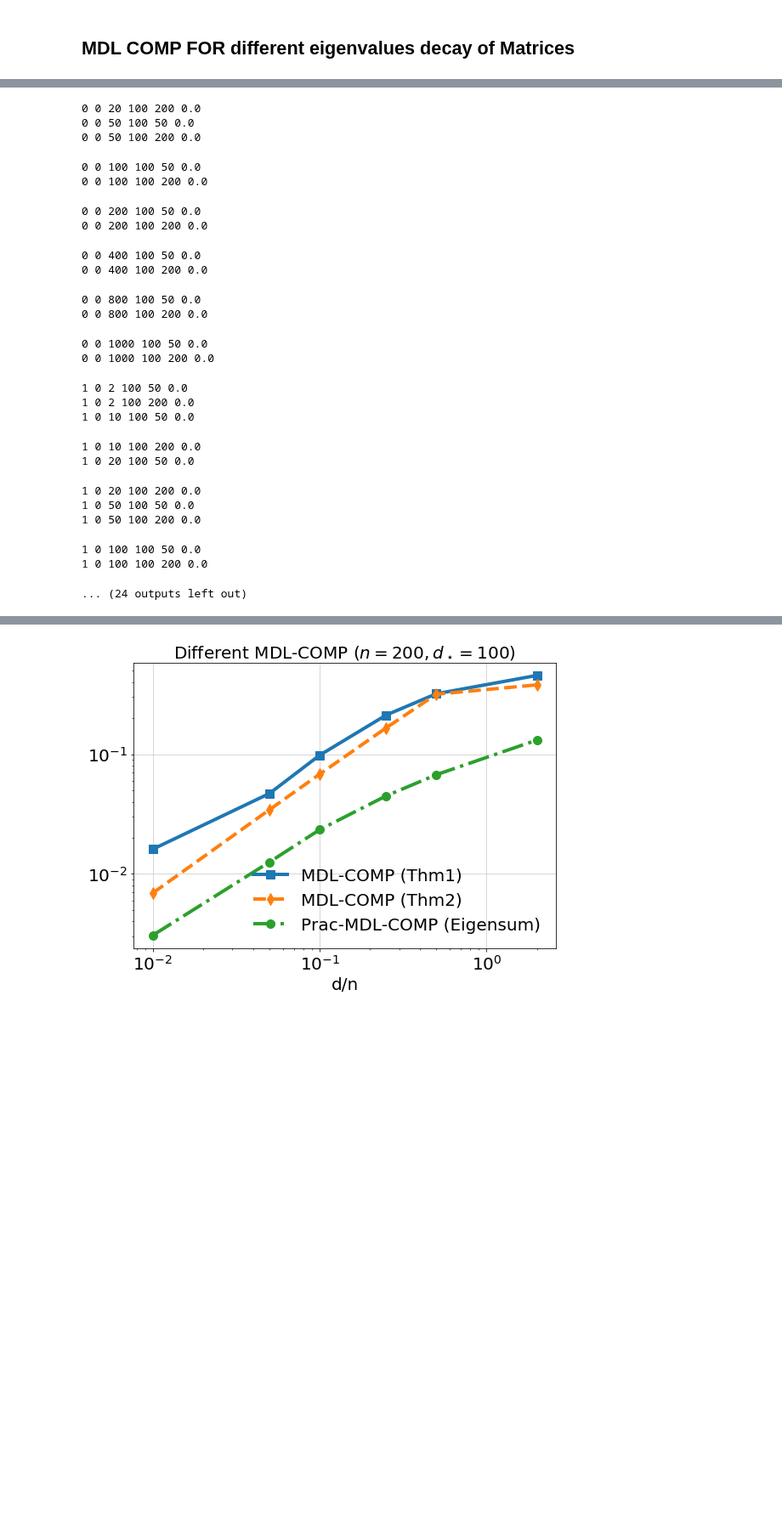
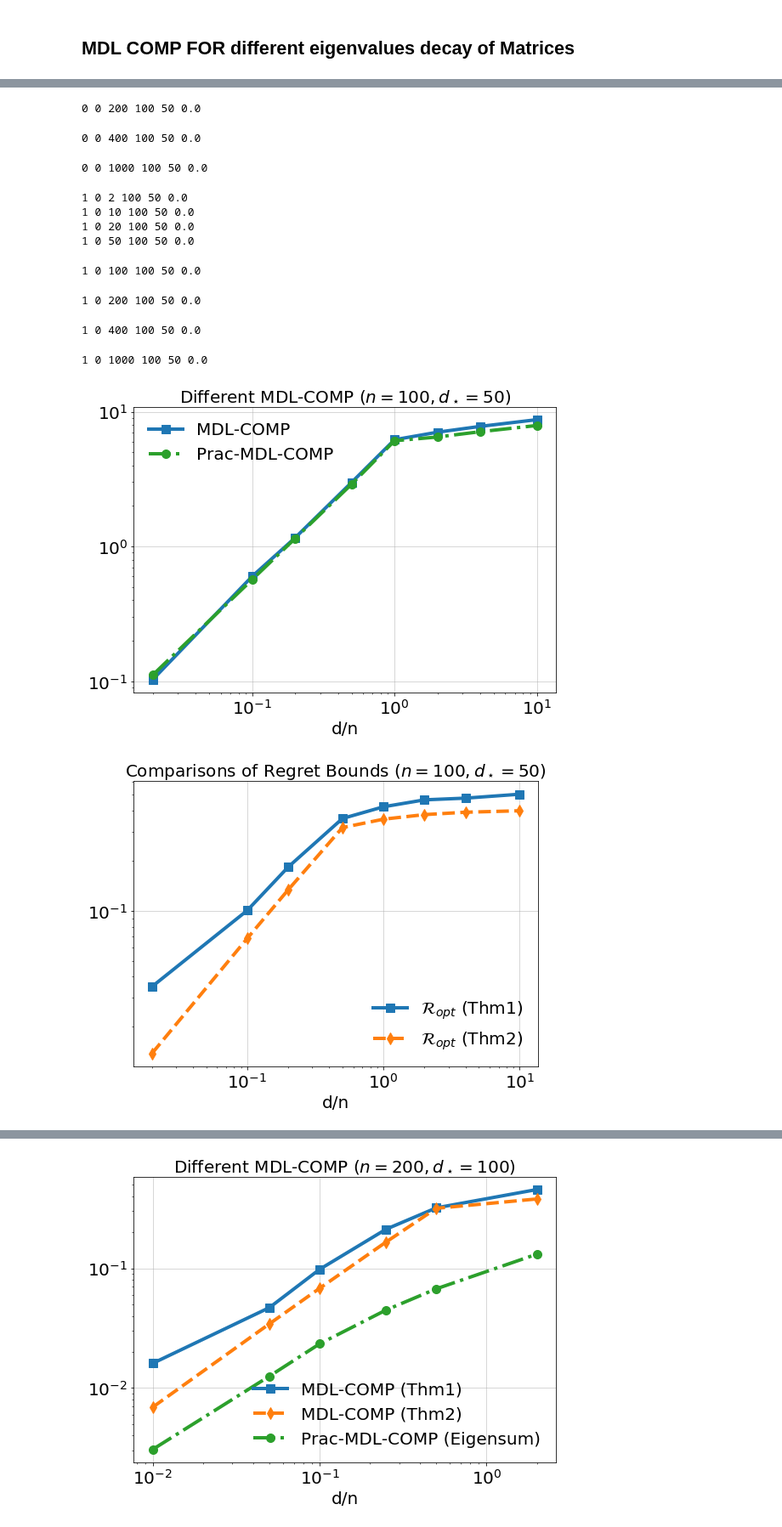
Before and after one commit to csinva/mdl-complexity, a Jupyter notebook: 06b_prac_mdl_comp.ipynb, the cells around one changed output, grey strips where cells are left out. Shown at 85% size. Saved outputs shown, nothing was run; the diff lists cells and outputs as text; code cells hidden in the pictures; blank space fills up the shorter version.

```diff
--- a/06b_prac_mdl_comp.ipynb
+++ b/06b_prac_mdl_comp.ipynb
@@ -121,13 +80,13 @@ for j, d in enumerate(ds):
 # %%
 save_data = True
 
-npr.seed(9834982)
+npr.seed(893)
 
-for noise_std in [1., 0.1]:
+for noise_std in [1.]:
     var = noise_std**2
 
-    d0s = np.array([50, 200], dtype=int)
-    ds = np.array([2, 10, 20, 50, 100, 200, 400, 800, 1000])
+    d0s = np.array([50], dtype=int)
+    ds = np.array([2, 10, 20, 50, 100, 200, 400, 1000])
     ns = np.array([100])
     epows = [0.]
 
@@ -135,6 +94,8 @@ for noise_std in [1., 0.1]:
     num_trials = 2
 
     prac_mdl_comp = np.zeros((num_trials, num_norms, len(ds), len(ns), len(d0s), len(epows)))
+    prac_mdl_comp_new = np.zeros((num_trials, num_norms, len(ds), len(ns), len(d0s), len(epows)))
+    lambda_opt_all  = np.zeros((num_trials, num_norms, len(ds), len(ns), len(d0s), len(epows)))
     mse = np.zeros((num_trials, num_norms, len(ds), len(ns), len(d0s), len(epows)))
     tnorm = np.zeros((num_trials, num_norms, len(ds), len(ns), len(d0s), len(epows)))
     eigsum = np.zeros((num_trials, num_norms, len(ds), len(ns), len(d0s), len(epows)))
@@ -200,6 +161,8 @@ for noise_std in [1., 0.1]:
 
                             prac_mdl_comp[m, i, j, k, l, p] = opt_solved.fun
                             mse[m, i, j, k, l, p], tnorm[m, i, j, k, l, p], eigsum[m, i, j, k, l, p] = loc_mdl1_loss_ret_all(lambda_opt)
+                            prac_mdl_comp_new[m, i, j, k, l, p]  = eigsum[m, i, j, k, l, p] + 1.*min(n, d)/n *np.log(lambda_opt)
+                            lambda_opt_all[m, i, j, k, l, p] = lambda_opt
                             rmt_mdl_comp[m, i, j, k, l, p] = np.sum(np.log(1+f**2 *eigenvals[:min(n, d)] * (w**2/ var)[:min(n, d)])) / n
                             rmt_mdl_comp_2[m, i, j, k, l, p]  = rmt_mdl_comp[m, i, j, k, l, p] + np.sum(np.log((var / (f**2 * w**2))[:min(n, d)])) / n
                             rmt_mdl_comp_3[m, i, j, k, l, p] = rmt_mdl_comp_2[m, i, j, k, l, p] - np.log(0.005) * min(n, d)/n
@@ -225,7 +188,7 @@ for noise_std in [1., 0.1]:
                    'new_rmt_mdl_comp_2': new_rmt_mdl_comp_2,
                    'new_rmt_mdl_comp_3': new_rmt_mdl_comp_3
                   }
-        file = open('prac_mdl_n_%d_noise_%d.txt'%(ns[0], noise_std), 'wb')
+        file = open('new_prac_mdl_n_%d_noise_%d.txt'%(ns[0], noise_std), 'wb')
         pickle.dump(results, file)
         file.close()
 
@@ -241,16 +204,30 @@ for noise_std in [1., 0.1]:
         for l, d0 in enumerate(d0s):
             plt.figure(figsize=[8, 6])
 
-            plt.loglog(gammas, rmt_mdl_comp.mean(0)[i, :, 0, l, 0],   color=cs[0], linestyle=lss[0], linewidth=4.,  marker=mss[0],  markersize=10, label='MDL-COMP (Thm1)')
-            plt.loglog(gammas, thm3(gammas, np.minimum(d0,ds)/ds),  color=cs[1], linestyle=lss[1], linewidth=4.,  marker=mss[1], markersize=10, label='MDL-COMP (Thm2)')
-            plt.loglog(gammas, eigsum.mean(0)[i, :, 0, l, 0], color=cs[2], linestyle=lss[2], linewidth=4.,  marker=mss[2], markersize=10, label= 'Prac-MDL-COMP (Eigensum)')
+            plt.loglog(gammas, rmt_mdl_comp_2.mean(0)[i, :, 0, l, 0],   color=cs[0], linestyle=lss[0], linewidth=4.,  marker=mss[0],  markersize=10, label='MDL-COMP')
+#             plt.loglog(gammas, thm3(gammas, np.minimum(d0,ds)/ds),  color=cs[1], linestyle=lss[1], linewidth=4.,  marker=mss[1], markersize=10, label='MDL-COMP (Thm2)')
+            plt.loglog(gammas, prac_mdl_comp_new.mean(0)[i, :, 0, l, 0], color=cs[2], linestyle=lss[2], linewidth=4.,  marker=mss[2], markersize=10, label= 'Prac-MDL-COMP')
             plt.grid(True, alpha=0.5, linewidth=1.)
     #         plt.ylim([1e-3, 8e-1])
             plt.legend(frameon=False, fontsize=20)
             plt.title(r'Different MDL-COMP ($n=%d, d_\star=%d$)'%(ns[0], d0), fontsize=20)
             plt.xlabel('d/n')
             plt.tight_layout()
-            plt.savefig('fig3/prac_mdl_comp_norm_%d_n_%d_noise_%d_d0_%d.pdf'%((i+1)**2, n, noise_std, d0))
+            plt.savefig('fig3/new_prac_mdl_comp_norm_%d_n_%d_noise_%d_d0_%d.pdf'%((i+1)**2, n, noise_std, d0))
             plt.show()
+
+            plt.figure(figsize=[8, 6])
+
+            plt.loglog(gammas, rmt_mdl_comp.mean(0)[i, :, 0, l, 0],   color=cs[0], linestyle=lss[0], linewidth=4.,  marker=mss[0],  markersize=10, label=r'$\mathcal{R}_{opt}$ (Thm1)')
+            plt.loglog(gammas, thm3(gammas, np.minimum(d0,ds)/ds),  color=cs[1], linestyle=lss[1], linewidth=4.,  marker=mss[1], markersize=10, label=r'$\mathcal{R}_{opt}$ (Thm2)')
+#             plt.loglog(gammas, prac_mdl_comp_new.mean(0)[i, :, 0, l, 0], color=cs[2], linestyle=lss[2], linewidth=4.,  marker=mss[2], markersize=10, label= 'Prac-MDL-COMP')
+            plt.grid(True, alpha=0.5, linewidth=1.)
+    #         plt.ylim([1e-3, 8e-1])
+            plt.legend(frameon=False, fontsize=20)
+            plt.title(r'Comparisons of Regret Bounds ($n=%d, d_\star=%d$)'%(ns[0], d0), fontsize=20)
+            plt.xlabel('d/n')
+            plt.tight_layout()
+            plt.savefig('fig3/new_prac_ropt_norm_%d_n_%d_noise_%d_d0_%d.pdf'%((i+1)**2, n, noise_std, d0))
+            plt.show()
 # %% [output]
 0 0 2 100 50 0.0
@@ -261,24 +238,13 @@ for noise_std in [1., 0.1]:
-0 0 20 100 200 0.0
-0 0 50 100 50 0.0
-0 0 50 100 200 0.0
+0 0 200 100 50 0.0
-0 0 100 100 50 0.0
-0 0 100 100 200 0.0
+0 0 400 100 50 0.0
-0 0 200 100 50 0.0
-0 0 200 100 200 0.0
+0 0 1000 100 50 0.0
-0 0 400 100 50 0.0
-0 0 400 100 200 0.0
+1 0 2 100 50 0.0
+1 0 10 100 50 0.0
+1 0 20 100 50 0.0
+1 0 50 100 50 0.0
-0 0 800 100 50 0.0
-0 0 800 100 200 0.0
+1 0 100 100 50 0.0
-0 0 1000 100 50 0.0
-0 0 1000 100 200 0.0
+1 0 200 100 50 0.0
-1 0 2 100 50 0.0
-1 0 2 100 200 0.0
-1 0 10 100 50 0.0
+1 0 400 100 50 0.0
-1 0 10 100 200 0.0
-1 0 20 100 50 0.0
+1 0 1000 100 50 0.0
-1 0 20 100 200 0.0
-1 0 50 100 50 0.0
-1 0 50 100 200 0.0
-1 0 100 100 50 0.0
-1 0 100 100 200 0.0
-... (24 outputs left out)
+[figure, added]
+[figure, added]
```
Also changed, not shown: parts of 3 cells of this notebook.
